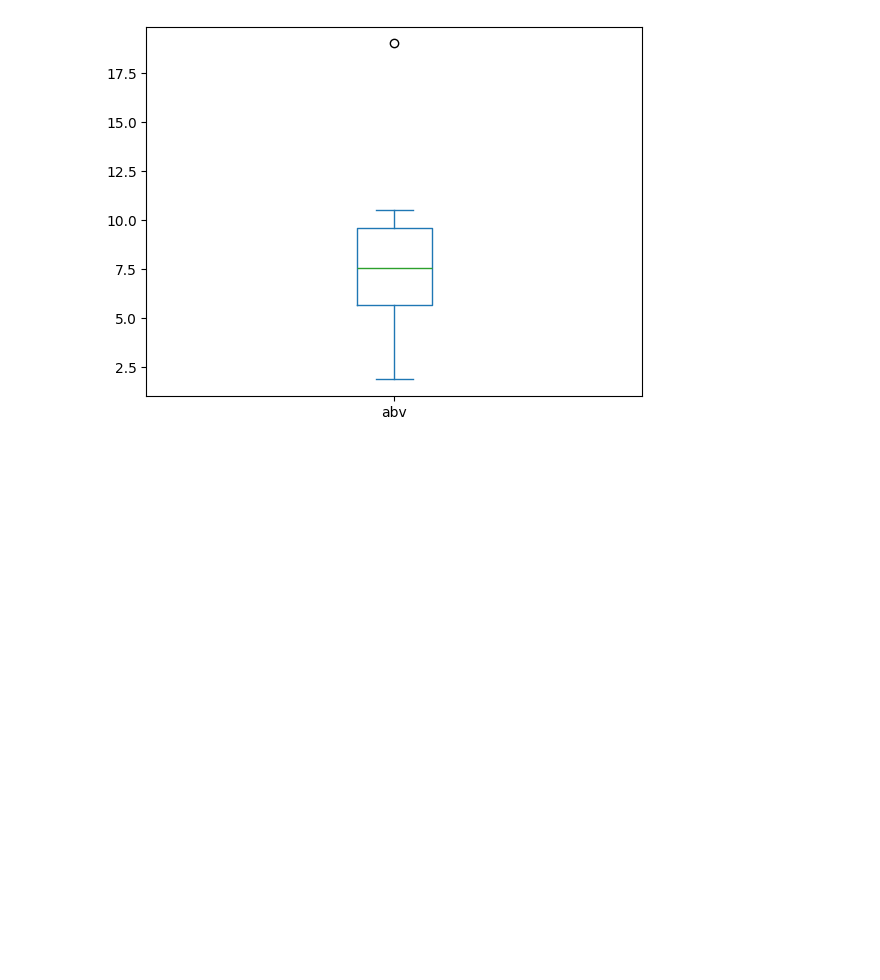
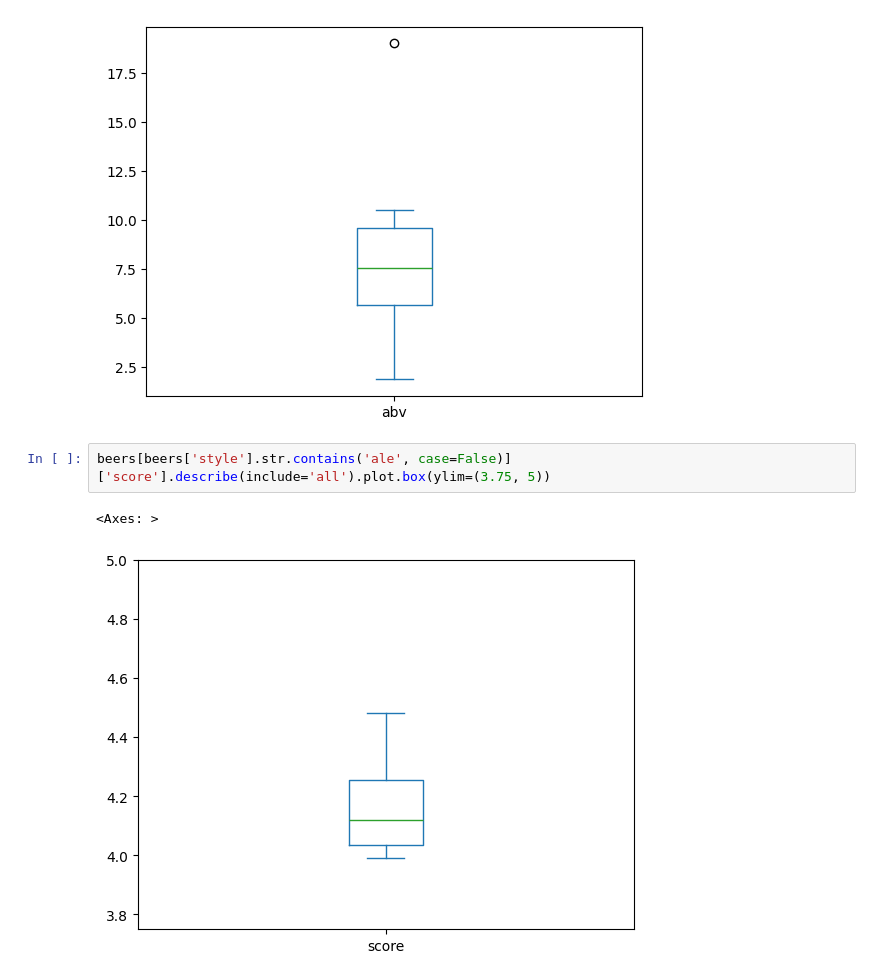
Before and after one commit to wreiner/FHJ-visdatam, a Jupyter notebook: aufg01/Aufgabe01.ipynb, the cells around one changed output. Saved outputs shown, nothing was run; the diff lists cells and outputs as text; blank space fills up the shorter version.

```diff
--- a/aufg01/Aufgabe01.ipynb
+++ b/aufg01/Aufgabe01.ipynb
@@ -128,6 +128,11 @@ ale_abv = beers[beers['style'].str.contains('ale', case=False)]['abv'].describe(
 ale_score = beers[beers['style'].str.contains('ale', case=False)]['score'].describe(include='all').loc['mean']
 # %% [output]
 [figure]
+# %%
+beers[beers['style'].str.contains('ale', case=False)]['score'].describe(include='all').plot.box(ylim=(3.75, 5))
+# %% [output]
+<Axes: >
+[figure, added]
 # %%
 # Stout
 
```
Also changed, not shown: parts of 4 cells of this notebook.
